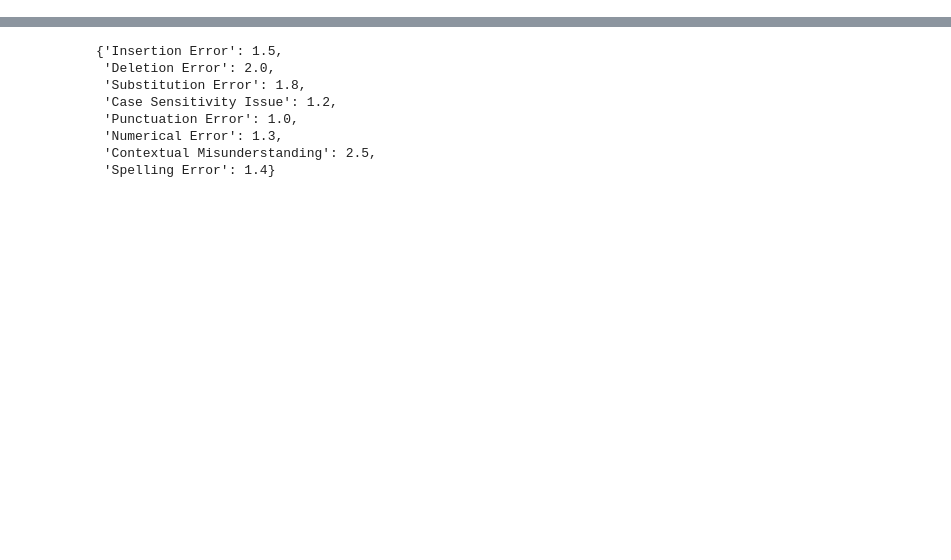
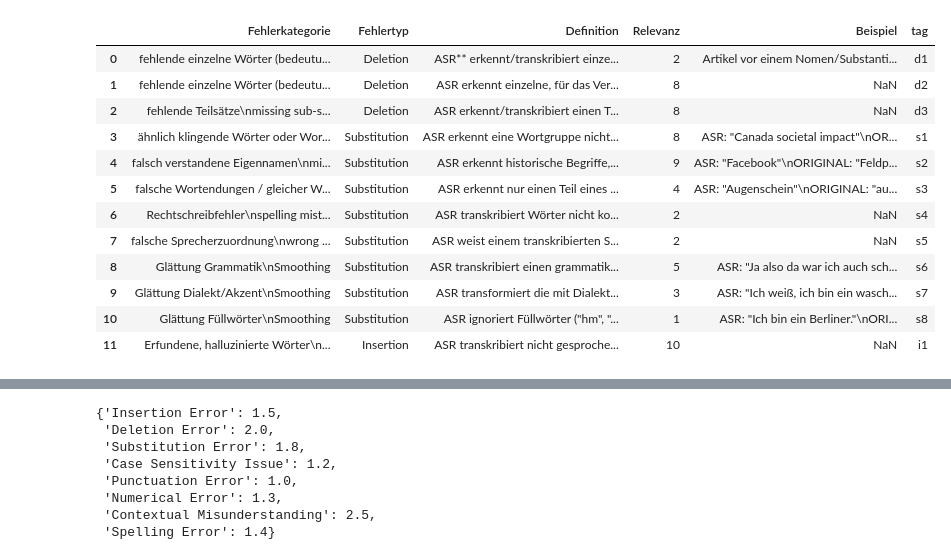
Before and after one commit to burki/asr-finetune, a Jupyter notebook: asr-classification/plot_error_types.ipynb, the cells around one changed output, grey strips where cells are left out. Saved outputs shown, nothing was run; the diff lists cells and outputs as text; code cells hidden in the pictures; blank space fills up the shorter version.

```diff
--- a/asr-classification/plot_error_types.ipynb
+++ b/asr-classification/plot_error_types.ipynb
@@ -47,3 +84,19 @@ model_2_scores = [
+# %%
+df_error_types
+# %% [output]
+|  | Fehlerkategorie | Fehlertyp | Definition | Relevanz | Beispiel | tag |
+| 0 | fehlende einzelne Wörter (bedeutu... | Deletion | ASR** erkennt/transkribiert einze... | 2 | Artikel vor einem Nomen/Substanti... | d1 |
+| 1 | fehlende einzelne Wörter (bedeutu... | Deletion | ASR erkennt einzelne, für das Ver... | 8 | NaN | d2 |
+| 2 | fehlende Teilsätze\nmissing sub-s... | Deletion | ASR erkennt/transkribiert einen T... | 8 | NaN | d3 |
+| 3 | ähnlich klingende Wörter oder Wor... | Substitution | ASR erkennt eine Wortgruppe nicht... | 8 | ASR: "Canada societal impact"\nOR... | s1 |
+| 4 | falsch verstandene Eigennamen\nmi... | Substitution | ASR erkennt historische Begriffe,... | 9 | ASR: "Facebook"\nORIGINAL: "Feldp... | s2 |
+| 5 | falsche Wortendungen / gleicher W... | Substitution | ASR erkennt nur einen Teil eines ... | 4 | ASR: "Augenschein"\nORIGINAL: "au... | s3 |
+| 6 | Rechtschreibfehler\nspelling mist... | Substitution | ASR transkribiert Wörter nicht ko... | 2 | NaN | s4 |
+| 7 | falsche Sprecherzuordnung\nwrong ... | Substitution | ASR weist einem transkribierten S... | 2 | NaN | s5 |
+| 8 | Glättung Grammatik\nSmoothing | Substitution | ASR transkribiert einen grammatik... | 5 | ASR: "Ja also da war ich auch sch... | s6 |
+| 9 | Glättung Dialekt/Akzent\nSmoothing | Substitution | ASR transformiert die mit Dialekt... | 3 | ASR: "Ich weiß, ich bin ein wasch... | s7 |
+| 10 | Glättung Füllwörter\nSmoothing | Substitution | ASR ignoriert Füllwörter ("hm", "... | 1 | ASR: "Ich bin ein Berliner."\nORI... | s8 |
+| 11 | Erfundene, halluzinierte Wörter\n... | Insertion | ASR transkribiert nicht gesproche... | 10 | NaN | i1 |
 # %%
 import numpy as np
 import matplotlib.pyplot as plt
```
Also changed, not shown: parts of 11 cells of this notebook, 2 other files.
